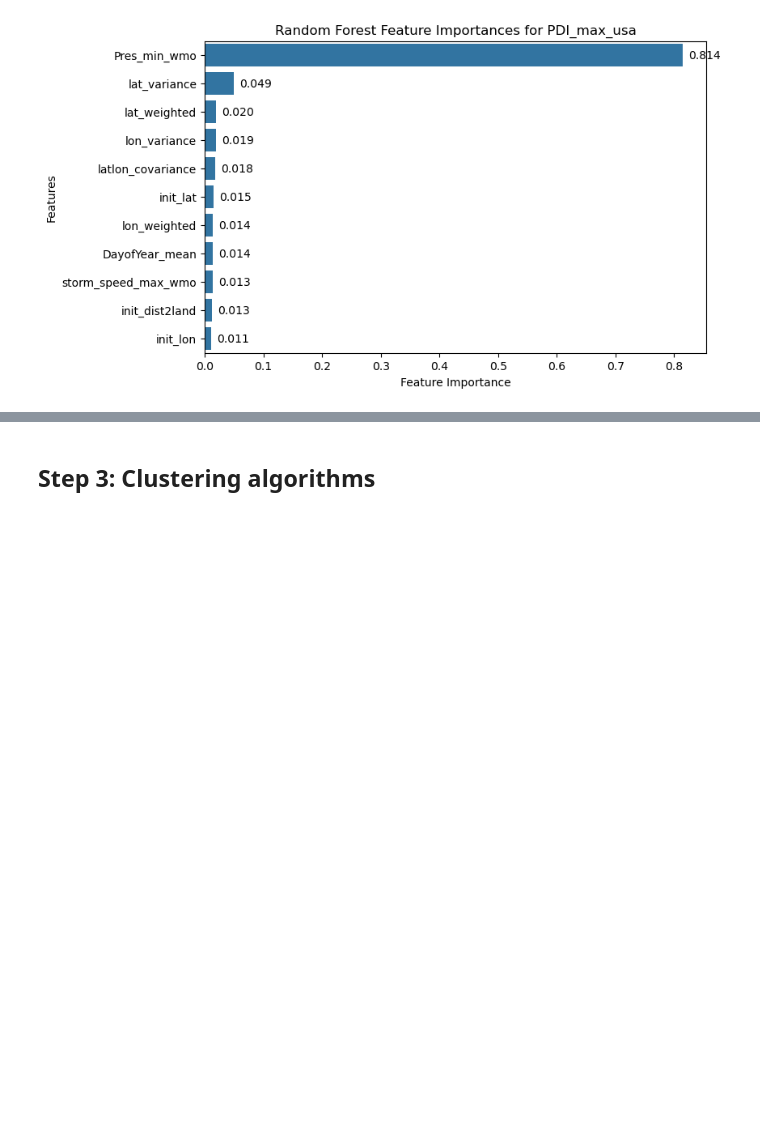
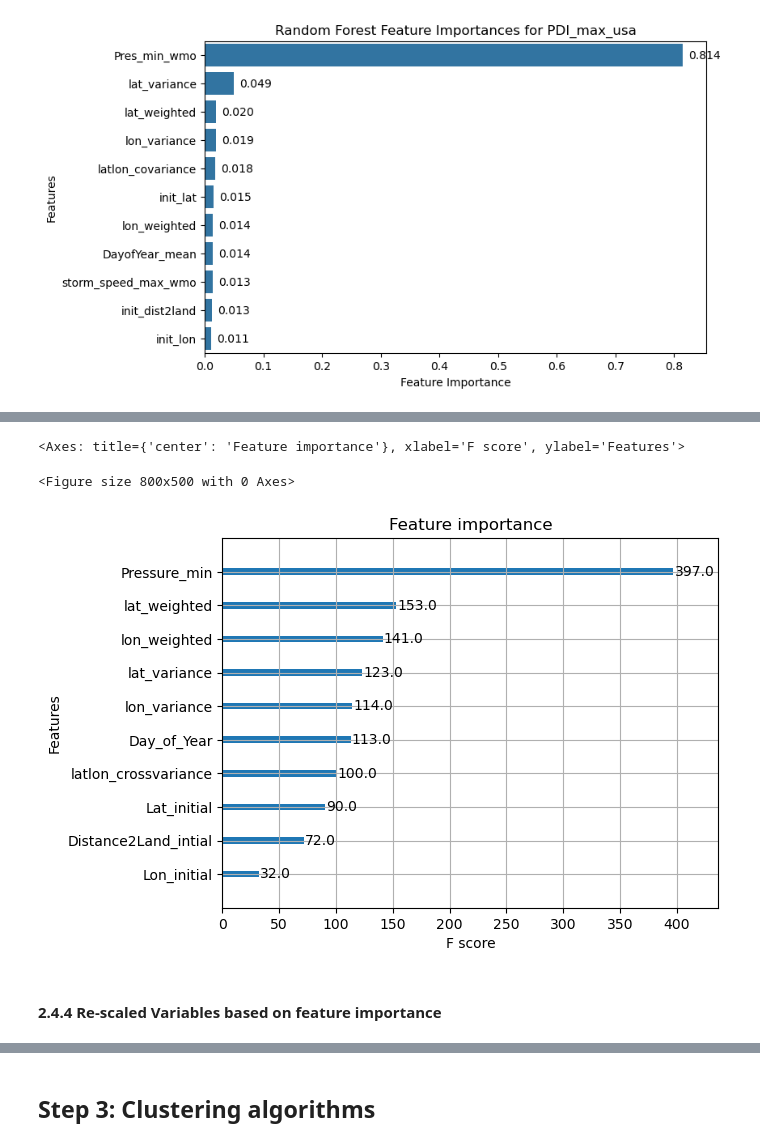
Before and after one commit to catlyu/climate_prediction_project1, a Jupyter notebook: Project1_final_code.ipynb, the cells around one changed output, grey strips where cells are left out. Cells and saved outputs as stored; diff of their text form; code cells hidden in the pictures; blank space fills up the shorter version.

```diff
--- a/Project1_final_code.ipynb
+++ b/Project1_final_code.ipynb
@@ -333,0 +442,15 @@ plt.show()
+# %%
+# Feature Importance
+feature_names = ['lon_weighted', 'lat_weighted', 'lon_variance', 'lat_variance', 'latlon_crossvariance',
+                 'Day_of_Year','Pressure_min','Distance2Land_intial', 'Lon_initial', 'Lat_initial']
+plt.figure(figsize=(8, 5))
+# ax=xgb.plot_importance(xgb_model, importance_type='weight', title="Feature Importance", xlabel="F Score")
+# ax.set_yticklabels(np.flip(feature_names))
+xgb_model.get_booster().feature_names = feature_names
+xgb.plot_importance(xgb_model.get_booster())
+# %% [output]
+<Axes: title={'center': 'Feature importance'}, xlabel='F score', ylabel='Features'>
+<Figure size 800x500 with 0 Axes>
+[figure, added]
+# %% [markdown]
+#### 2.4.4 Re-scaled Variables based on feature importance
```
Also changed, not shown: parts of 11 cells of this notebook.
